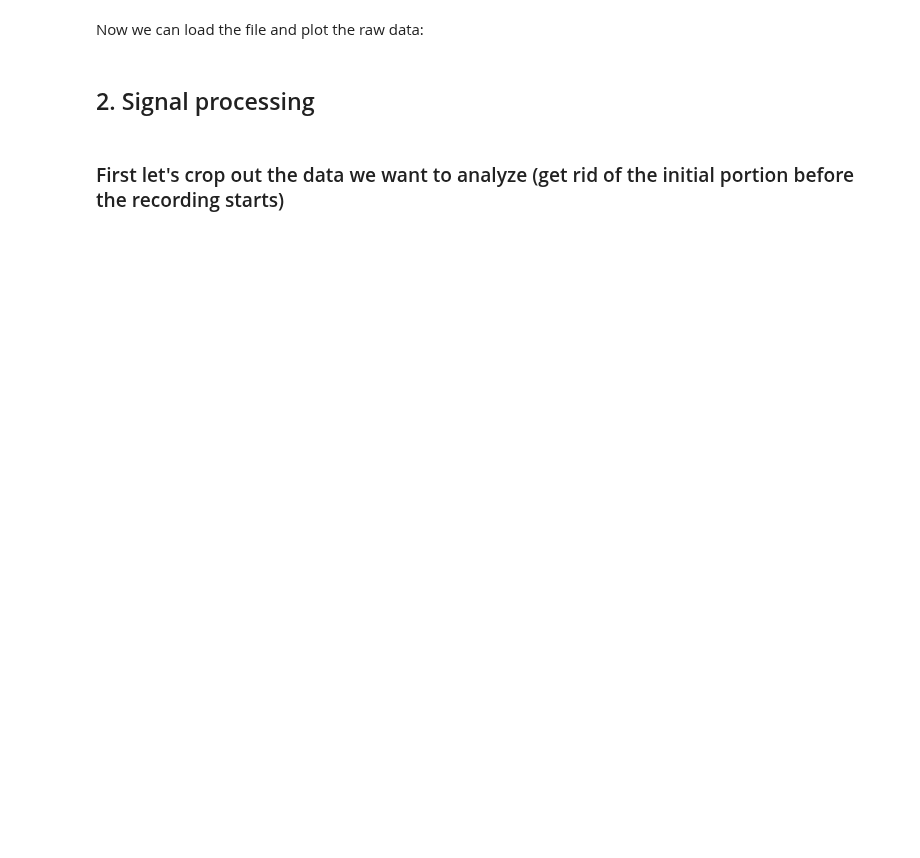
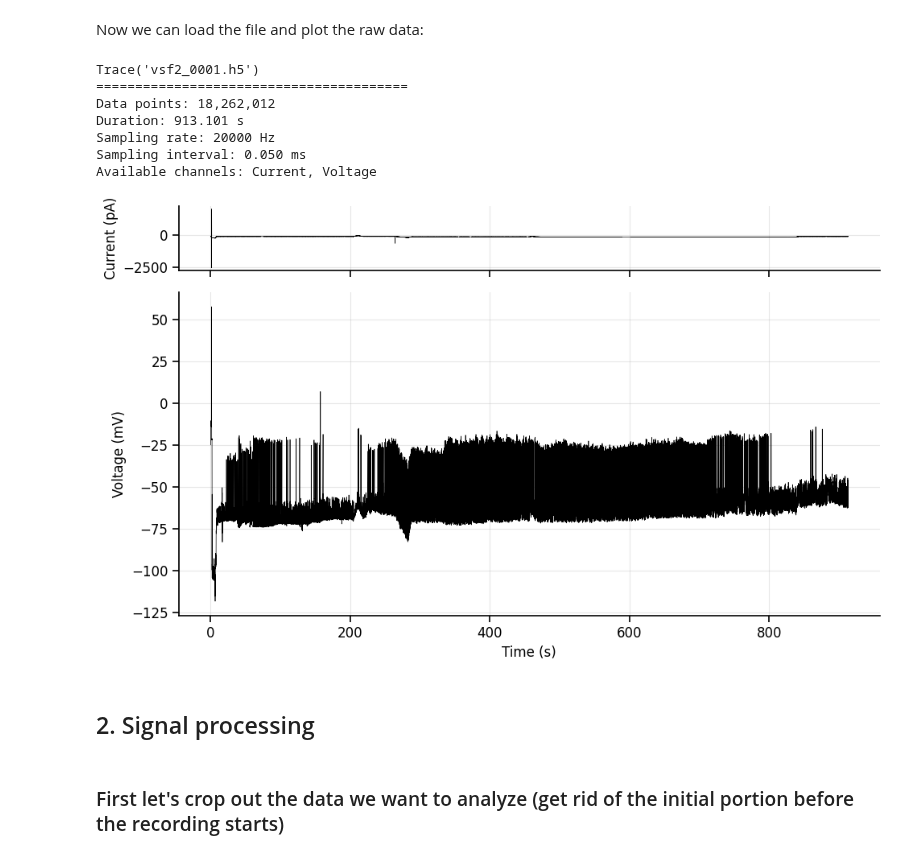
Before and after one commit to argalloni/CSHL_IonChannels2025, a Jupyter notebook: Analysis 21 - In vivo recordings.ipynb, the cells around one changed output. Saved outputs shown, nothing was run; the diff lists cells and outputs as text; code cells hidden in the pictures; blank space fills up the shorter version.

Commit message:
updated in vivo notebook

```diff
--- a/Analysis 21 - In vivo recordings.ipynb
+++ b/Analysis 21 - In vivo recordings.ipynb
@@ -44,5 +50,4 @@ Files:
 # %% [markdown]
 Choose which file you want to analyze (copy name from above) and paste the file name here:
 # %%
-# data_file = 'data/13-In_vivo/shannon_MP2_2025-06-17_0001.h5'
-data_file = 'data/13-In_vivo/eric_mp10_2025-06-18_0001.h5'
+data_file = 'data/13-In_vivo/vsf2_0001.h5'
@@ -68,20 +56,27 @@ Now we can load the file and plot the raw data:
 # %%
 # Load with custom scaling and separate sweeps
 traces = Trace.from_wavesurfer_h5_file(data_file,
-                                    # current_scaling=1,  # Convert to nA
-                                    # voltage_scaling=1,   # Convert to mV
-                                    concatenate_sweeps=True)
-
+                                       voltage_scaling=0.1,
+                                       current_scaling=1)
+print(traces)
 traces = traces.resample(sampling_frequency=10000)
-
-print(traces)
 
 time_units = 's' # specify seconds (s), or milliseconds (ms)
 
 # ----------------------------------------------------------------------------------------------------------------
 %matplotlib inline
+# %matplotlib widget
 ax = traces.plot(plot_voltage=True, plot_current=True, time_units=time_units, sweep='all', height_ratios=[1, 5])
 plt.show()
+# %% [output]
+Trace('vsf2_0001.h5')
+========================================
+Data points: 18,262,012
+Duration: 913.101 s
+Sampling rate: 20000 Hz
+Sampling interval: 0.050 ms
+Available channels: Current, Voltage
+[figure, added]
 # %% [markdown]
 ## 2. Signal processing
 # %% [markdown]
```
Also changed, not shown: parts of 13 cells of this notebook, 13 other files.
